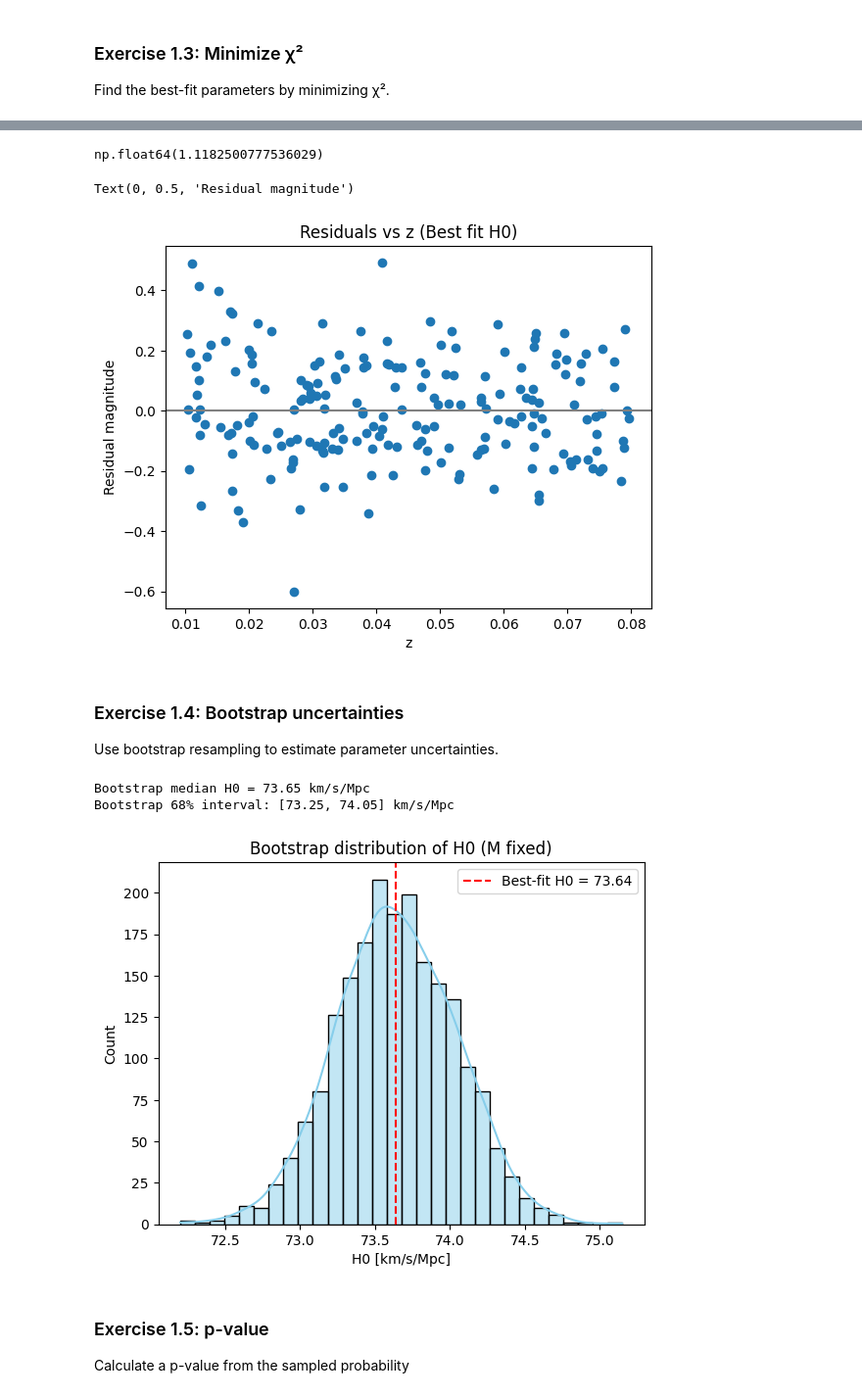
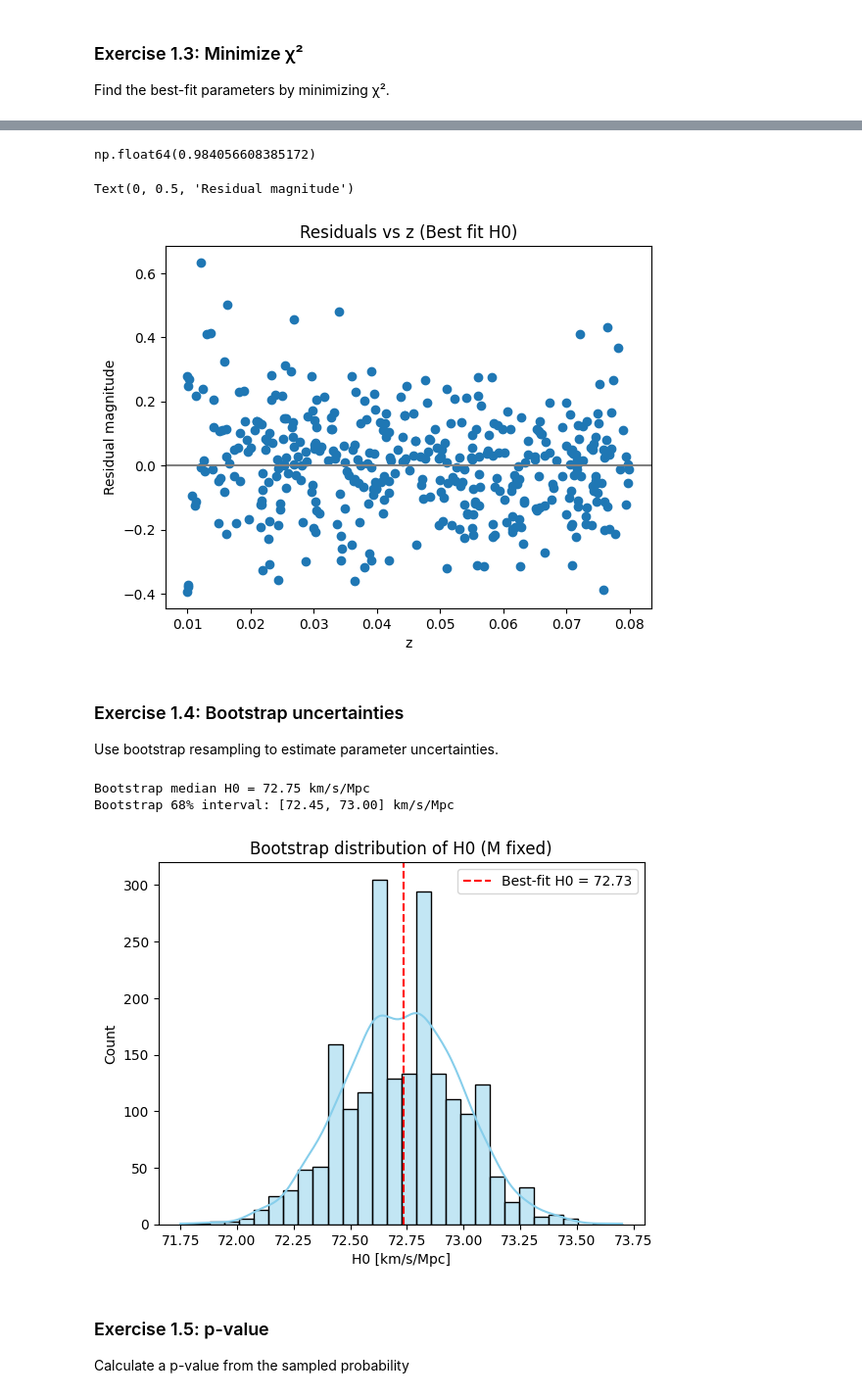
Before and after one commit to domichbt/Stats4Cosmology, a Jupyter notebook: exercises/BasicCosmoStats_on_H0_exercise.ipynb, the cells around one changed output, grey strips where cells are left out. Shown at 98% size. Drawn from its saved outputs; the diff is of its cells as text; code cells hidden in the pictures.

```diff
--- a/exercises/BasicCosmoStats_on_H0_exercise.ipynb
+++ b/exercises/BasicCosmoStats_on_H0_exercise.ipynb
@@ -121,7 +121,7 @@ def make_synthetic_sample(N=100, H0=73.0, M=-19.3, zmin=0.01, zmax=0.08,
     return SNSample(z=z, m=m_obs, sigma_m=sigma_tot, name="synthetic")
 # %%
 # TODO: generate and plot data with error bars
-synthetic_sample = make_synthetic_sample(N=200)
+synthetic_sample = make_synthetic_sample(N=400)
 # %%
 plt.errorbar(synthetic_sample.z, synthetic_sample.m, yerr=synthetic_sample.sigma_m, fmt='o', label='Synthetic SNe')
 plt.plot(synthetic_sample.z, mag_model(z=synthetic_sample.z, H0=73.0, M=-19.3), color='r', label='True Model')
@@ -138,8 +138,9 @@ Write down the chi-square function for the model.
 # %%
 # TODO: define chi2 function
 def chi2(theta:list[float], x:np.array, y:np.array, sigma:np.array) -> float:
-    model = mag_model(z=x, H0=theta[0], M=theta[1])
-    return np.sum(((y-model)/sigma)**2)
+    # model = mag_model(z=x, H0=theta[0], M=theta[1])
+    # return np.sum(((y-model)/sigma)**2)
+    return sum([((yy - mag_model(z=xx, H0=theta[0], M=theta[1]))/ss)**2 for xx, yy, ss in zip(x, y, sigma)])
 # %% [markdown]
 ### Exercise 1.3: Minimize χ²
 Find the best-fit parameters by minimizing χ².
@@ -165,10 +166,11 @@ res
 # %%
-H0_grid = np.linspace(50, 90, 1000000)
+H0_grid = np.linspace(50, 90, 10000)
 M_grid = np.linspace(-21, -18, 10000)
 
 # for now fix M
 fixedM = -19.3
-chi2_grid_fixedM = np.array([chi2([H0, fixedM], synthetic_sample.z, synthetic_sample.m, synthetic_sample.sigma_m) for H0 in H0_grid])
+# chi2_grid_fixedM = np.array([chi2([H0, fixedM], synthetic_sample.z, synthetic_sample.m, synthetic_sample.sigma_m) for H0 in H0_grid])
+chi2_grid_fixedM = chi2([H0_grid, fixedM], synthetic_sample.z, synthetic_sample.m, synthetic_sample.sigma_m)
 best_chi2 = chi2_grid_fixedM.min()
 best_H0 = H0_grid[chi2_grid_fixedM.argmin()]
 
@@ -188,7 +190,7 @@ Text(0, 0.5, '$\\chi^2(H_0)$')
 # TODO: say something about goodness of fit
 chi2_grid_fixedM.min()/len(synthetic_sample.z)
 # %% [output]
-np.float64(1.1182500777536029)
+np.float64(0.984056608385172)
 # %%
 # TODO: plot residuals, always!
 residuals_grid = synthetic_sample.m-mag_model(synthetic_sample.z,best_H0,fixedM)
@@ -199,7 +201,7 @@ plt.xlabel("z")
 plt.ylabel("Residual magnitude")
 # %% [output]
 Text(0, 0.5, 'Residual magnitude')
-[figure, old version]
+[figure, new version]
 # %% [markdown]
 ### Exercise 1.4: Bootstrap uncertainties
 Use bootstrap resampling to estimate parameter uncertainties.
@@ -209,7 +211,7 @@ Use bootstrap resampling to estimate parameter uncertainties.
 # The concept is to resample the data with replacement, fit each resampled dataset, and collect the best-fit parameters to estimate uncertainties.
 
 def best_fit_H0_given_M(sn: SNSample, M, H0_grid=np.linspace(50, 90, 801)):
-    chi2_vals = np.array([chi2([H0, M], sn.z, sn.m, sn.sigma_m) for H0 in H0_grid])
+    chi2_vals = chi2([H0_grid, M], sn.z, sn.m, sn.sigma_m)
     j = np.argmin(chi2_vals)
     return H0_grid[j], chi2_vals, H0_grid
 
@@ -237,36 +239,36 @@ def bootstrap_H0(sn: SNSample, M, nboot=500, rng=None):
     H0s = []
     idx = np.arange(len(sn.z))
     H0_grid = np.linspace(50, 90, 801) # same grid as before
     for _ in range(nboot):
         # Resample SN indices with replacement
         sel = rng.choice(idx, size=len(idx), replace=True)
         # Create a new SNSample with the resampled data
         sn_b = SNSample(sn.z[sel], sn.m[sel], sn.sigma_m[sel], name=sn.name)
         # Find best-fit H0 for this resample
         hbest, chi2_vals, Hg = best_fit_H0_given_M(sn_b, M, H0_grid=H0_grid)
         H0s.append(hbest)
     return np.array(H0s)
 
 import seaborn as sns
 
 H0_boot = bootstrap_H0(synthetic_sample, fixedM, nboot=2000, rng=42)
 h_med = np.median(H0_boot)
 h_lo, h_hi = np.percentile(H0_boot, [16, 84])
 print(f"Bootstrap median H0 = {h_med:.2f} km/s/Mpc")
 print(f"Bootstrap 68% interval: [{h_lo:.2f}, {h_hi:.2f}] km/s/Mpc")
 
 plt.figure()
 sns.histplot(H0_boot, bins=30, kde=True, stat="count", color="skyblue", edgecolor="k")
 plt.axvline(best_H0, color='r', linestyle='--', label=f'Best-fit H0 = {best_H0:.2f}')
 plt.xlabel('H0 [km/s/Mpc]')
 plt.ylabel('Count')
 plt.title('Bootstrap distribution of H0 (M fixed)')
 plt.legend()
 plt.show()
 # %% [output]
-Bootstrap median H0 = 73.65 km/s/Mpc
-Bootstrap 68% interval: [73.25, 74.05] km/s/Mpc
+Bootstrap median H0 = 72.75 km/s/Mpc
+Bootstrap 68% interval: [72.45, 73.00] km/s/Mpc
-[figure, old version]
+[figure, new version]
 # %% [markdown]
 ### Exercise 1.5: p-value
 Calculate a p-value from the sampled probability
```
Also changed, not shown: parts of 16 cells of this notebook.
